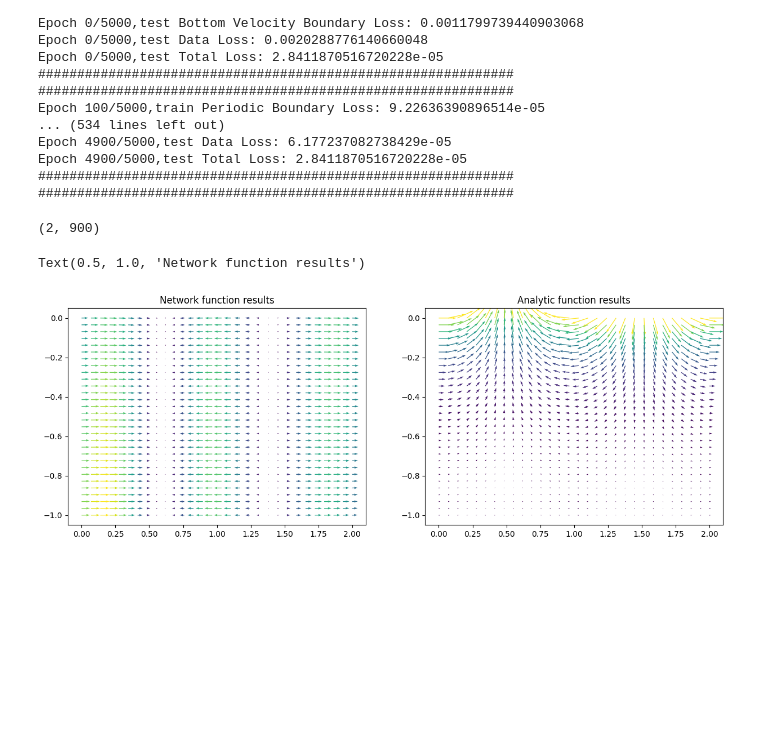
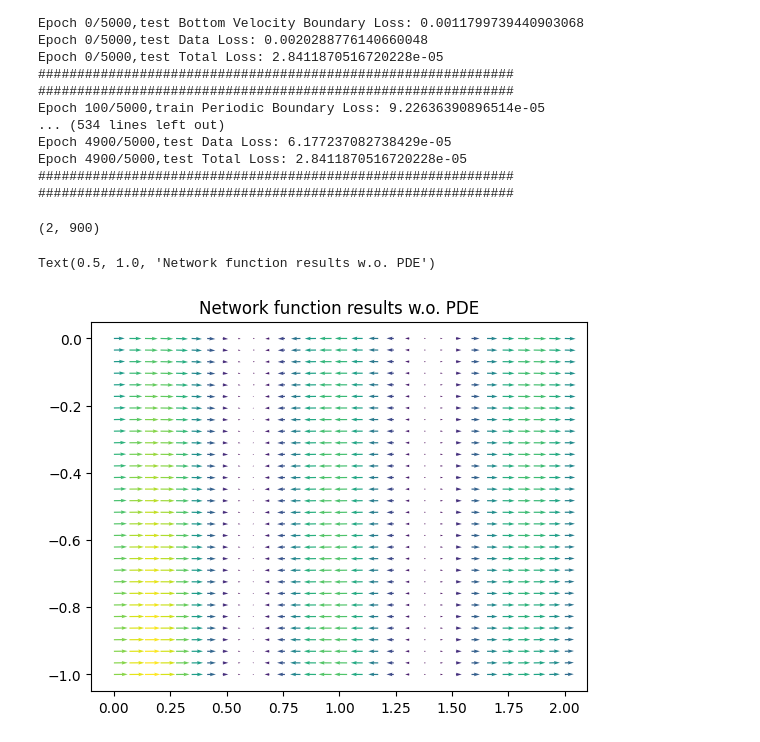
Before and after one commit to LuigiElo/DL-PINNs, a Jupyter notebook: Nice_plot.ipynb, the cells around one changed output. Drawn from its saved outputs; the diff is of its cells as text; code cells hidden in the pictures; blank space fills up the shorter version.

```diff
--- a/Nice_plot.ipynb
+++ b/Nice_plot.ipynb
@@ -1167,36 +1197,38 @@ Epoch 4900/5000,test Total Loss: 2.8411870516720228e-05
 # %%
 #Todo: Implement with 25 meshgrid better picture but does not work with the compute_output function
 x = np.linspace(0,2,30)
 y = np.linspace(0,-1,30)
 X,Y  = np.meshgrid(x,y)
 
 positions = np.vstack([X.ravel(), Y.ravel()])
 print(positions.shape)
 
 # Stack X and Y vertically
 data = np.vstack([X.flatten(), Y.flatten()]).T
 
 # Create and fit the scaler
 scaler = StandardScaler()
 scaled_data = scaler.fit_transform(data)
 
 # Calculate velocity of water for specific x,y direction
 u_analytic, v_analytic  = velocity_func(positions.T)
 u_network, v_network = compute_output_grad(torch.Tensor(scaled_data))
 u_network = u_network.detach().numpy()
 v_network = v_network.detach().numpy()
 
 
-fig , axs = plt.subplots(1,2, figsize = (15,5))
-axs[0].quiver(X,Y,u_network, v_network, v_network**2+u_network**2 )
-axs[1].quiver(X,Y,u_analytic,v_analytic,(v_analytic**2+u_analytic**2))
-axs[1].set_title('Analytic function results')
-axs[0].set_title('Network function results')
+#fig , axs = plt.subplots(1,2, figsize = (15,5)) #1,2 for both
+#axs[0].quiver(X,Y,u_network, v_network, v_network**2+u_network**2 )
+plt.quiver(X,Y,u_network, v_network, v_network**2+u_network**2 )
+#axs[1].quiver(X,Y,u_analytic,v_analytic,(v_analytic**2+u_analytic**2))
+#axs[1].set_title('Analytic function results')
+#axs[0].set_title('Network function results')
+plt.title('Network function results w.o. PDE')
 
 #total_test_data = torch.Tensor(total_test_data)
 #total_test_data_scaled = torch.Tensor(total_test_data_scaled)
 # Convert the list to a PyTorch tensor
 # %% [output]
 (2, 900)
-Text(0.5, 1.0, 'Network function results')
+Text(0.5, 1.0, 'Network function results w.o. PDE')
-[figure, old version]
+[figure, new version]
```
Also changed, not shown: parts of 12 cells of this notebook.
